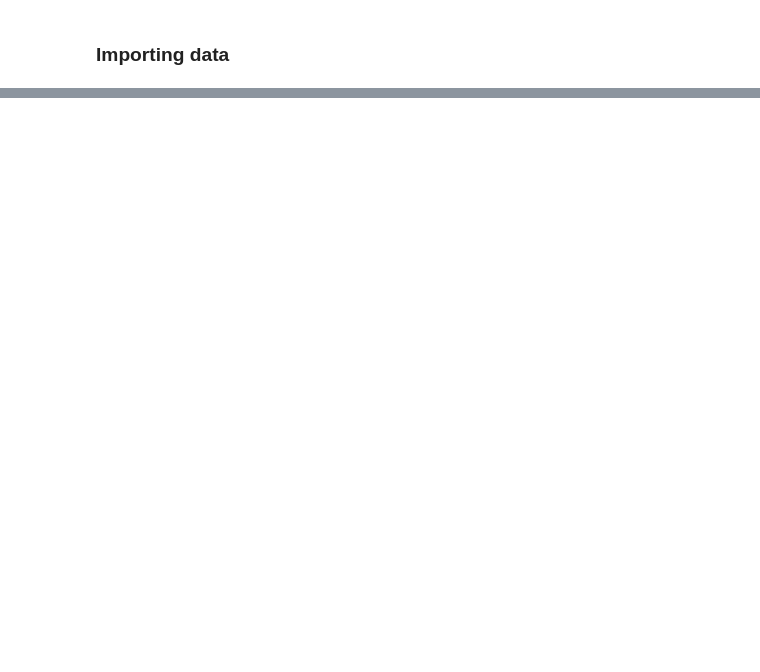
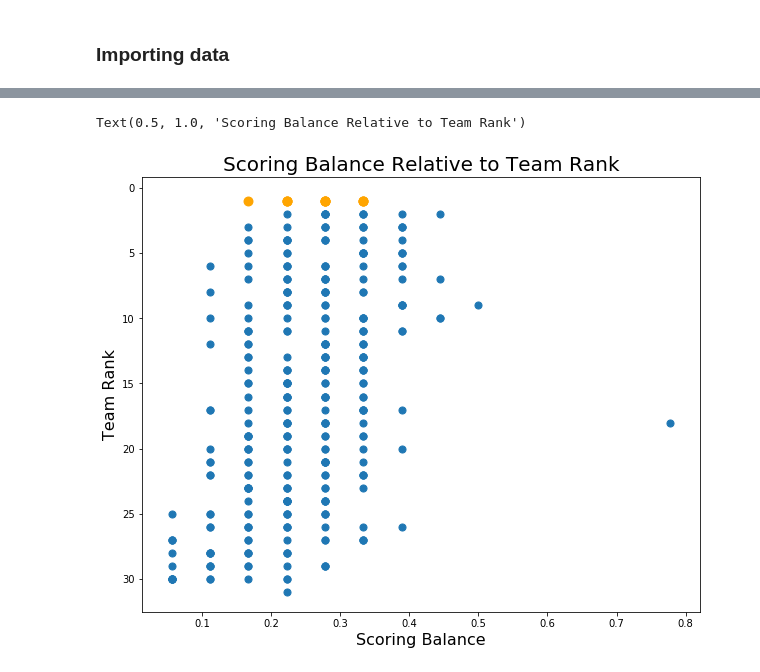
Before and after one commit to cmanley10/Predicting-NHL-Team-Success, a Jupyter notebook: EDA and Feature Engineering.ipynb, the cells around one changed output, grey strips where cells are left out. Cells and saved outputs as stored; diff of their text form; code cells hidden in the pictures; blank space fills up the shorter version.

```diff
--- a/EDA and Feature Engineering.ipynb
+++ b/EDA and Feature Engineering.ipynb
@@ -303,0 +291,9 @@ correlations = team_stats.drop(['is_champ', 'team'], axis=1).apply(lambda x: x.c
+# %%
+full_score_balance = pd.concat([score_balance_pct_2018, score_balance_pct_2017,
+                                score_balance_pct_2016, score_balance_pct_2015,
+                                score_balance_pct_2014, score_balance_pct_2013,
+                                score_balance_pct_2012, score_balance_pct_2011,
+                                score_balance_pct_2010, score_balance_pct_2009,
+                                score_balance_pct_2008], axis=0)
+
+full_score_balance.head()
@@ -303,0 +309,2 @@ correlations = team_stats.drop(['is_champ', 'team'], axis=1).apply(lambda x: x.c
+# %%
+full_df = pd.merge(full_df, full_score_balance, how='outer', on=['team_name', 'year'])
@@ -393,0 +373,15 @@ for player in top_scorers_2018:
+# %%
+champs = full_df[full_df['rank'] == 1]
+score_balance_champs = champs['score_balance_pct'].copy()
+champs_score_balance = score_balance_champs.tolist()
+
+plt.figure(figsize=(10, 8))
+plt.scatter(full_df['score_balance_pct'], team_stats['rank'], s=50)
+plt.scatter(champs_score_balance, champs['rank'], s=80, c='orange')
+plt.gca().invert_yaxis()
+plt.xlabel('Scoring Balance', fontsize=16)
+plt.ylabel('Team Rank', fontsize=16)
+plt.title('Scoring Balance Relative to Team Rank', fontsize=20)
+# %% [output]
+Text(0.5, 1.0, 'Scoring Balance Relative to Team Rank')
+[figure, added]
```
Also changed, not shown: parts of 150 cells of this notebook, 20 other files.
